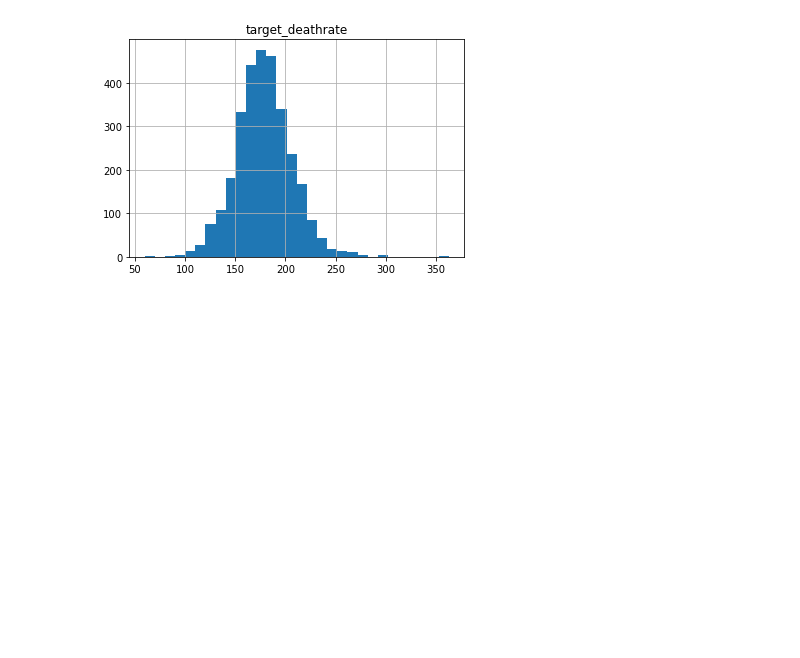
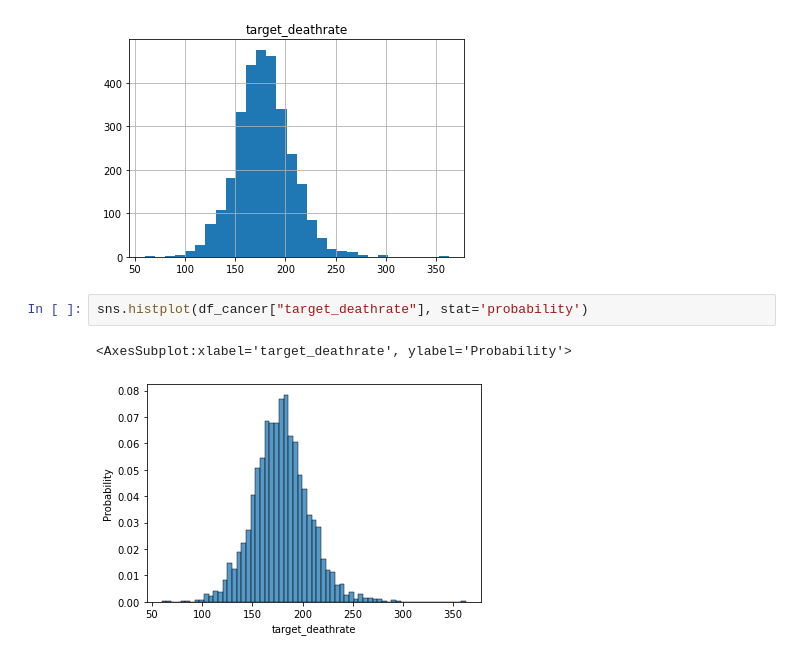
Before and after one commit to Fernando-JAL/Neurociencias-2025-1, a Jupyter notebook: datasets/cancer_regression/Exploratory_Data_Analysis_Clase.ipynb, the cells around one changed output. Drawn from its saved outputs; the diff is of its cells as text; blank space fills up the shorter version.

```diff
--- a/datasets/cancer_regression/Exploratory_Data_Analysis_Clase.ipynb
+++ b/datasets/cancer_regression/Exploratory_Data_Analysis_Clase.ipynb
@@ -101,3 +103,8 @@ df_cancer.hist(column="target_deathrate", bins=30)
 # %% [output]
 array([[<AxesSubplot:title={'center':'target_deathrate'}>]], dtype=object)
 [figure]
+# %%
+sns.histplot(df_cancer["target_deathrate"], stat='probability')
+# %% [output]
+<AxesSubplot:xlabel='target_deathrate', ylabel='Probability'>
+[figure, added]
```
Also changed, not shown: parts of 13 cells of this notebook.
